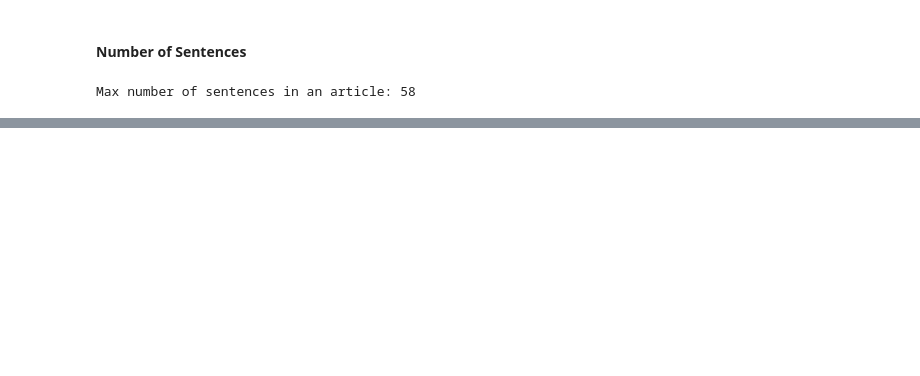
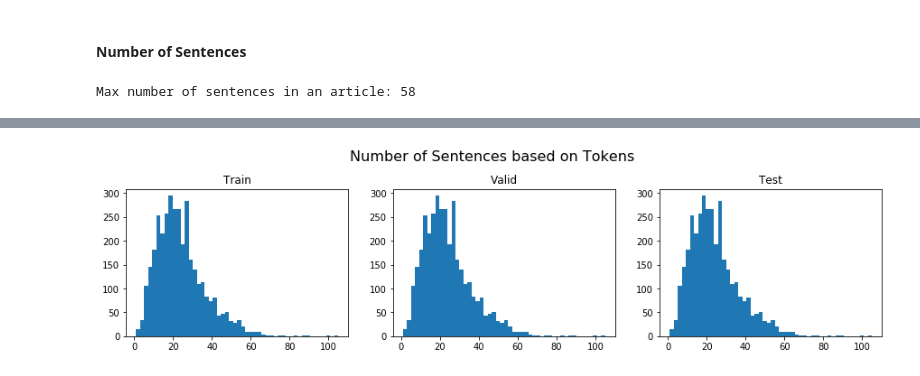
Before and after one commit to simgeekiz/Master_Thesis, a Jupyter notebook: Data Analysis.ipynb, the cells around one changed output, grey strips where cells are left out. Drawn from its saved outputs; the diff is of its cells as text; code cells hidden in the pictures; blank space fills up the shorter version.

```diff
--- a/Data Analysis.ipynb
+++ b/Data Analysis.ipynb
@@ -47,0 +102,8 @@ max([len(sentence['sentence'])
+# %%
+plot_figures([
+    [len(sent['sentence'].split()) for article in train_data for sent in article['sentences']],
+    [len(sent['sentence'].split()) for article in train_data for sent in article['sentences']],
+    [len(sent['sentence'].split()) for article in train_data for sent in article['sentences']]
+], 'Number of Sentences based on Tokens')
+# %% [output]
+[figure, added]
```
Also changed, not shown: parts of 16 cells of this notebook, 4 other files.
